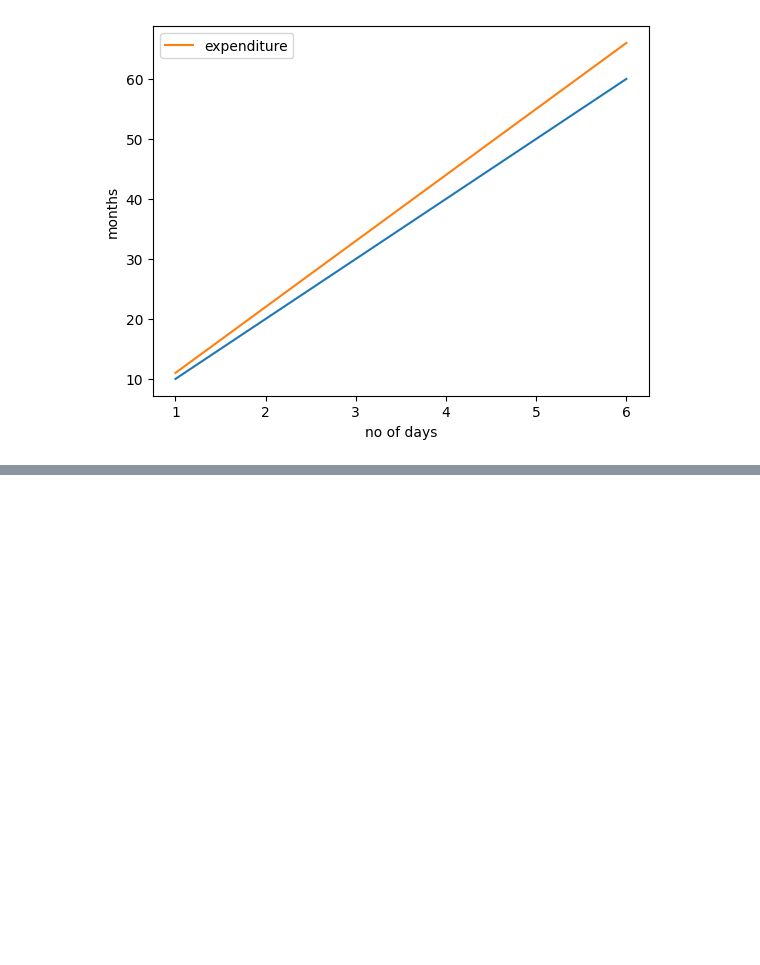
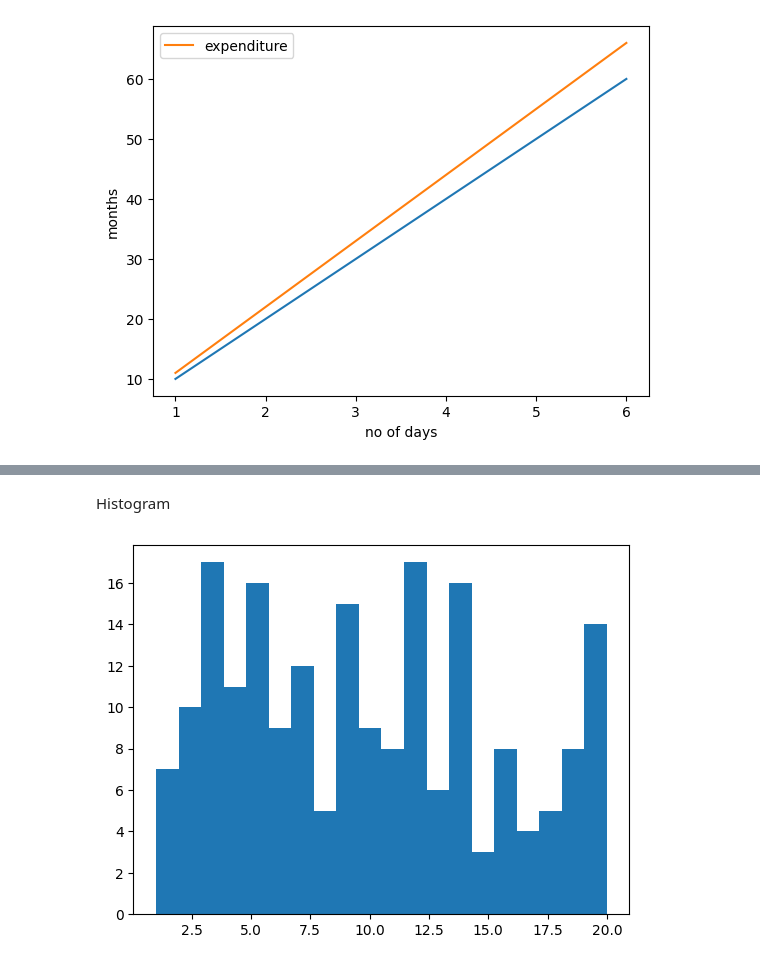
Before and after one commit to sandeepsharma99/KPMG, a Jupyter notebook: sandeep2_DataPreprocessing.ipynb, the cells around one changed output, grey strips where cells are left out. Saved outputs shown, nothing was run; the diff lists cells and outputs as text; code cells hidden in the pictures; blank space fills up the shorter version.

```diff
--- a/sandeep2_DataPreprocessing.ipynb
+++ b/sandeep2_DataPreprocessing.ipynb
@@ -139,0 +148,10 @@ plt.legend()
+# %% [markdown]
+Histogram
+# %%
+import random
+data =  [random.randint(1,20) for _ in range(200)]
+
+plt.hist(data,bins=20)
+plt.show()
+# %% [output]
+[figure, added]
```
Also changed, not shown: parts of 12 cells of this notebook.
